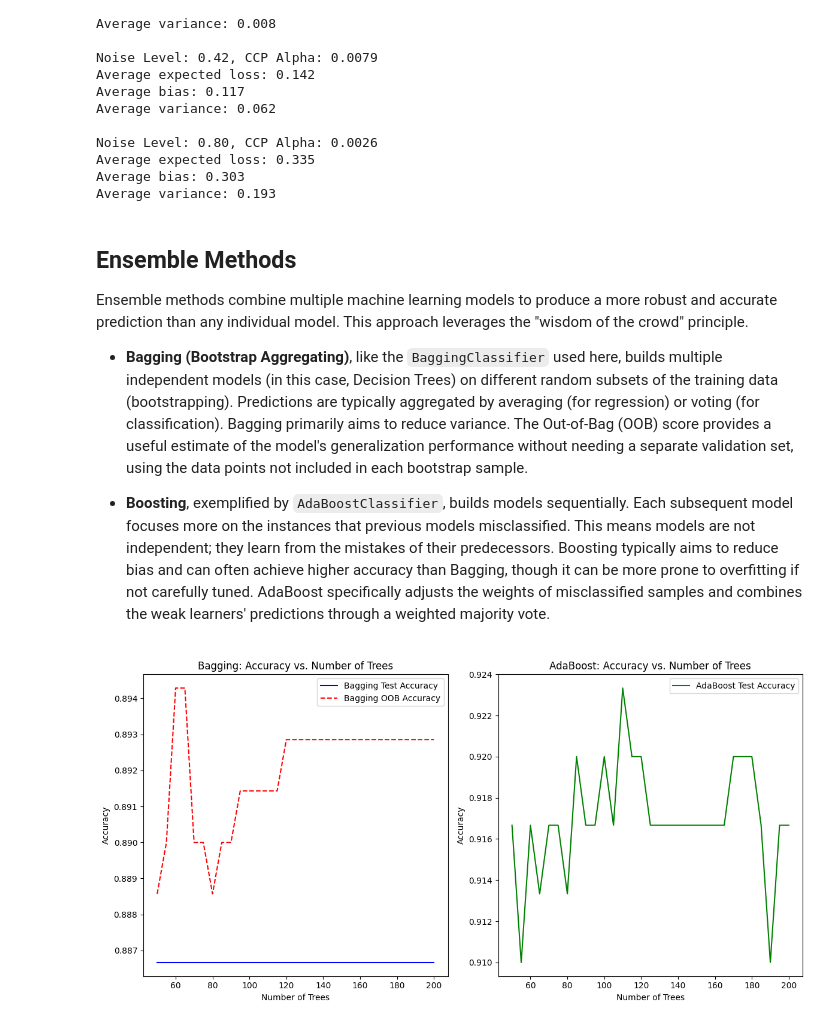
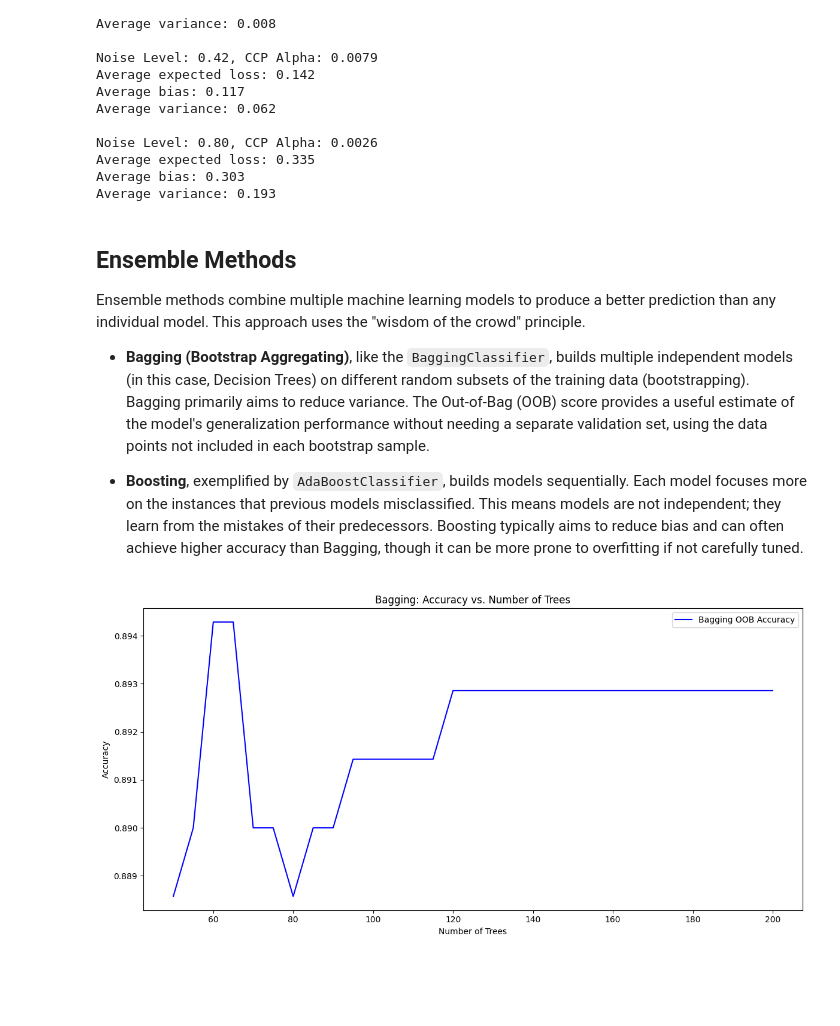
Before and after one commit to cosmintianu/ML-Algorithms-Behavior-Analysis, a Jupyter notebook: MainRazvi.ipynb, the cells around one changed output. Cells and saved outputs as stored; diff of their text form; code cells hidden in the pictures; blank space fills up the shorter version.

```diff
--- a/MainRazvi.ipynb
+++ b/MainRazvi.ipynb
@@ -474,11 +474,11 @@ Average variance: 0.193
 # %% [markdown]
 ## Ensemble Methods
 
-Ensemble methods combine multiple machine learning models to produce a more robust and accurate prediction than any individual model. This approach leverages the "wisdom of the crowd" principle.
+Ensemble methods combine multiple machine learning models to produce a better prediction than any individual model. This approach uses the "wisdom of the crowd" principle.
 
-* **Bagging (Bootstrap Aggregating)**, like the `BaggingClassifier` used here, builds multiple independent models (in this case, Decision Trees) on different random subsets of the training data (bootstrapping). Predictions are typically aggregated by averaging (for regression) or voting (for classification). Bagging primarily aims to reduce variance. The Out-of-Bag (OOB) score provides a useful estimate of the model's generalization performance without needing a separate validation set, using the data points not included in each bootstrap sample.
+* **Bagging (Bootstrap Aggregating)**, like the `BaggingClassifier`, builds multiple independent models (in this case, Decision Trees) on different random subsets of the training data (bootstrapping). Bagging primarily aims to reduce variance. The Out-of-Bag (OOB) score provides a useful estimate of the model's generalization performance without needing a separate validation set, using the data points not included in each bootstrap sample.
 
-* **Boosting**, exemplified by `AdaBoostClassifier`, builds models sequentially. Each subsequent model focuses more on the instances that previous models misclassified. This means models are not independent; they learn from the mistakes of their predecessors. Boosting typically aims to reduce bias and can often achieve higher accuracy than Bagging, though it can be more prone to overfitting if not carefully tuned. AdaBoost specifically adjusts the weights of misclassified samples and combines the weak learners' predictions through a weighted majority vote.
+* **Boosting**, exemplified by `AdaBoostClassifier`, builds models sequentially. Each model focuses more on the instances that previous models misclassified. This means models are not independent; they learn from the mistakes of their predecessors. Boosting typically aims to reduce bias and can often achieve higher accuracy than Bagging, though it can be more prone to overfitting if not carefully tuned.
 # %%
 import numpy as np
 import matplotlib.pyplot as plt
@@ -495,58 +495,34 @@ X, y = make_moons(n_samples=1000, noise=0.3, random_state=42)
 X_train, X_test, y_train, y_test = train_test_split(X, y, test_size=0.3, random_state=42)
 
 # Initialize the base classifier for Bagging and AdaBoost
 base_clf = DecisionTreeClassifier(max_depth=3, random_state=42)
 
 # Arrays to store accuracy results
-bagging_accuracies = []
 adaboost_accuracies = []
 oob_accuracies = []
 
 # Number of trees (estimators) to test
-n_estimators_range = range(50, 201, 5)  # Testing from 50 to 200 trees, step 5
+n_estimators_range = range(50, 201, 5)
 
 # Bagging with OOB estimates
 for n_estimators in n_estimators_range:
     # Bagging Classifier with OOB score
     bagging_clf = BaggingClassifier(estimator=base_clf, n_estimators=n_estimators, oob_score=True, random_state=42)
     bagging_clf.fit(X_train, y_train)
 
     # Store accuracies
-    y_pred_bagging = bagging_clf.predict(X_test)
-    bagging_accuracies.append(accuracy_score(y_test, y_pred_bagging))
-    oob_accuracies.append(bagging_clf.oob_score_)  # OOB error
+    oob_accuracies.append(bagging_clf.oob_score_)
 
-# 2. AdaBoost
-for n_estimators in n_estimators_range:
-    # AdaBoost Classifier
-    adaboost_clf = AdaBoostClassifier(estimator=base_clf, n_estimators=n_estimators, random_state=42)
-    adaboost_clf.fit(X_train, y_train)
-
-    # Store accuracy
-    y_pred_adaboost = adaboost_clf.predict(X_test)
-    adaboost_accuracies.append(accuracy_score(y_test, y_pred_adaboost))
-
-# 3. Plot learning curves
 plt.figure(figsize=(12, 6))
 
 # Plot Bagging accuracy and OOB accuracy
-plt.subplot(1, 2, 1)
-plt.plot(n_estimators_range, bagging_accuracies, label='Bagging Test Accuracy', color='blue')
-plt.plot(n_estimators_range, oob_accuracies, label='Bagging OOB Accuracy', color='red', linestyle='--')
+plt.plot(n_estimators_range, oob_accuracies, label='Bagging OOB Accuracy', color='blue')
 plt.title("Bagging: Accuracy vs. Number of Trees")
-plt.xlabel("Number of Trees")
-plt.ylabel("Accuracy")
-plt.legend()
-
-# Plot AdaBoost accuracy
-plt.subplot(1, 2, 2)
-plt.plot(n_estimators_range, adaboost_accuracies, label='AdaBoost Test Accuracy', color='green')
-plt.title("AdaBoost: Accuracy vs. Number of Trees")
 plt.xlabel("Number of Trees")
 plt.ylabel("Accuracy")
 plt.legend()
 
 plt.tight_layout()
 plt.show()
 # %% [output]
-[figure, old version]
+[figure, new version]
```
Also changed, not shown: parts of 4 cells of this notebook, 1 other file.
